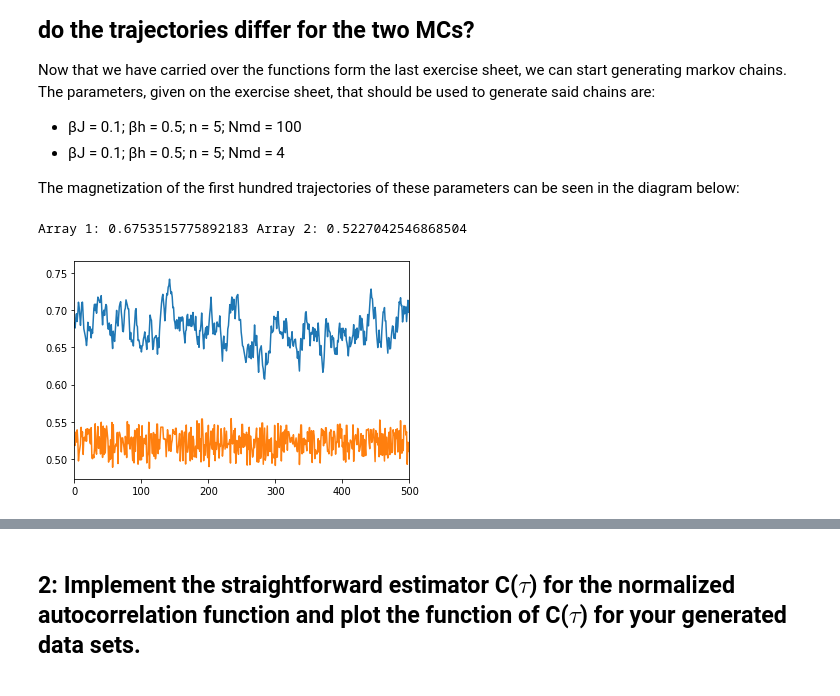
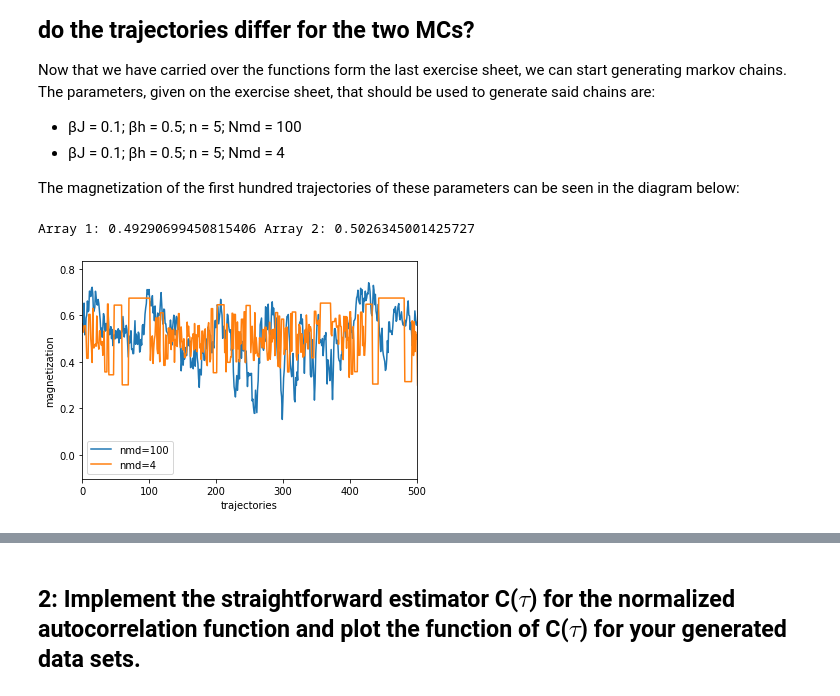
Before and after one commit to Trico94/physics760_Martin, a Jupyter notebook: Exercise 4/exercise4.ipynb, the cells around one changed output, grey strips where cells are left out. Saved outputs shown, nothing was run; the diff lists cells and outputs as text; code cells hidden in the pictures.

```diff
--- a/Exercise 4/exercise4.ipynb
+++ b/Exercise 4/exercise4.ipynb
@@ -14,5 +15,5 @@ import math
 import scipy.special as sp
 # %%
-#The magnetization as defined in exercise 3
-def O_magnetization(phi, N, beta_J, beta_h):
-    return(np.tanh(beta_h+phi))
+# The artificial Hamiltonian as defined in exercise 3
+def Hamiltonian(p , phi, N, beta_J, beta_h):
+    return ((p*p/2)+(phi*phi/(2*(beta_J)))-N*np.log(2*np.cosh(phi+beta_h)))
@@ -39,15 +28,15 @@ def leapfrog(p_start, phi_start, Nmd, N, beta_J, beta_h):
     epsilon = 1/Nmd
 
     # first half step of the leap frog
-    phi_end = phi_end + (epsilon/2) * phi_dot(p_end,phi_end, N, beta_J, beta_h)
+    phi_end = phi_end + (epsilon/2) * p_end
 
     # Now do all the steps untill the last one:
     for i in range((Nmd)-1):
-        p_end = p_end + epsilon*p_dot(p_end, phi_end, N, beta_J, beta_h)
-        phi_end = phi_end + epsilon*phi_dot(p_end, phi_end, N, beta_J, beta_h)
+        p_end = p_end + epsilon* (-(phi_end/(beta_J))+(N*np.tanh(phi_end+beta_h)))
+        phi_end = phi_end + epsilon * p_end
 
     # last half step
-    p_end = p_end + epsilon * p_dot(p_end,phi_end, N, beta_J, beta_h)
-    phi_end = phi_end + (epsilon/2) * phi_dot(p_end ,phi_end, N, beta_J, beta_h)
+    p_end = p_end + epsilon * (-(phi_end/(beta_J))+(N*np.tanh(phi_end+beta_h)))
+    phi_end = phi_end + (epsilon/2) * p_end
 
     return (p_end, phi_end)
@@ -106,19 +82,23 @@ Now that we have carried over the functions form the last exercise sheet, we can
 
 The magnetization of the first hundred trajectories of these parameters can be seen in the diagram below:
 # %%
-# Generate Phis with the given parameters, deleting thermalization (first 200 entries) and calculate the magnetization
-phi_array_1 = np.delete(O_magnetization(generate_phi( 5, 0.02, 0.5, 100, 12800), 5, 0.02, 0.5),np.arange(4000))
-phi_array_2 = np.delete(O_magnetization(generate_phi( 5, 0.02, 0.5, 4, 12800), 5, 0.02, 0.5),np.arange(4000))
+# Generate magnetization arrays with the given parameters, deleting thermalization (first 4000 entries)
+phi_array_1 = np.delete(hybrid_mc( 5, 0.1, 0.5, 100, 12800),np.arange(4000))
+phi_array_2 = np.delete(hybrid_mc( 5, 0.1, 0.5, 4, 12800),np.arange(4000))
 
 
 # Plotting said values
-plt.plot(phi_array_1)
-plt.plot(phi_array_2)
+plt.plot(phi_array_1, label="nmd=100")
+plt.plot(phi_array_2, label="nmd=4")
+plt.legend(loc="best")
+plt.xlabel("trajectories")
+plt.ylabel("magnetization")
 plt.xlim(0, 500)
+plt.savefig("pictures/magnetization.png", dpi=600)
 
 # Average of the values (for comparison)
 print("Array 1:", np.average(phi_array_1), "Array 2:", np.average(phi_array_2))
 # %% [output]
-Array 1: 0.6753515775892183 Array 2: 0.5227042546868504
+Array 1: 0.49290699450815406 Array 2: 0.5026345001425727
-[figure, old version]
+[figure, new version]
 # %% [markdown]
```
Also changed, not shown: parts of 21 cells of this notebook, 6 other files.
